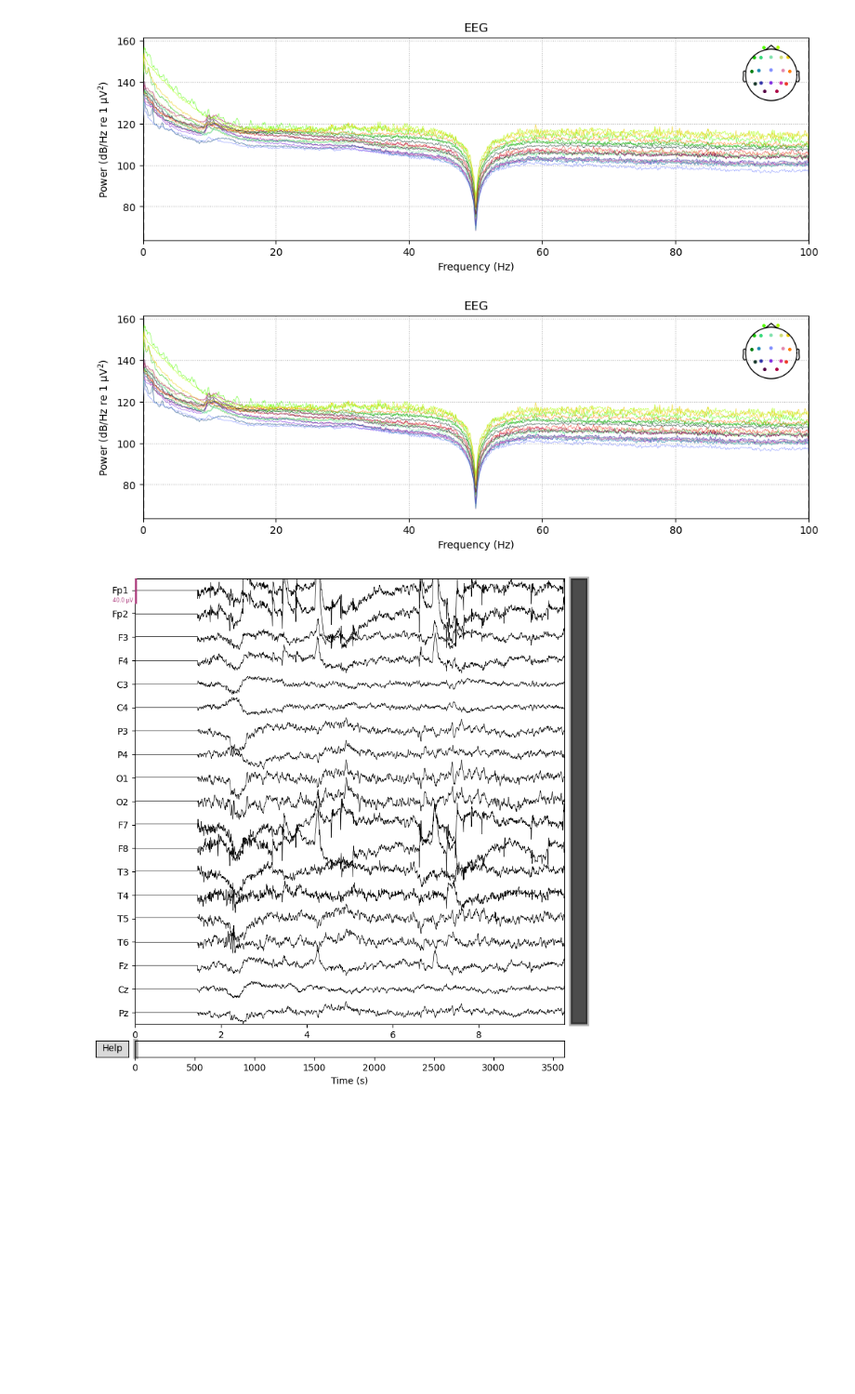
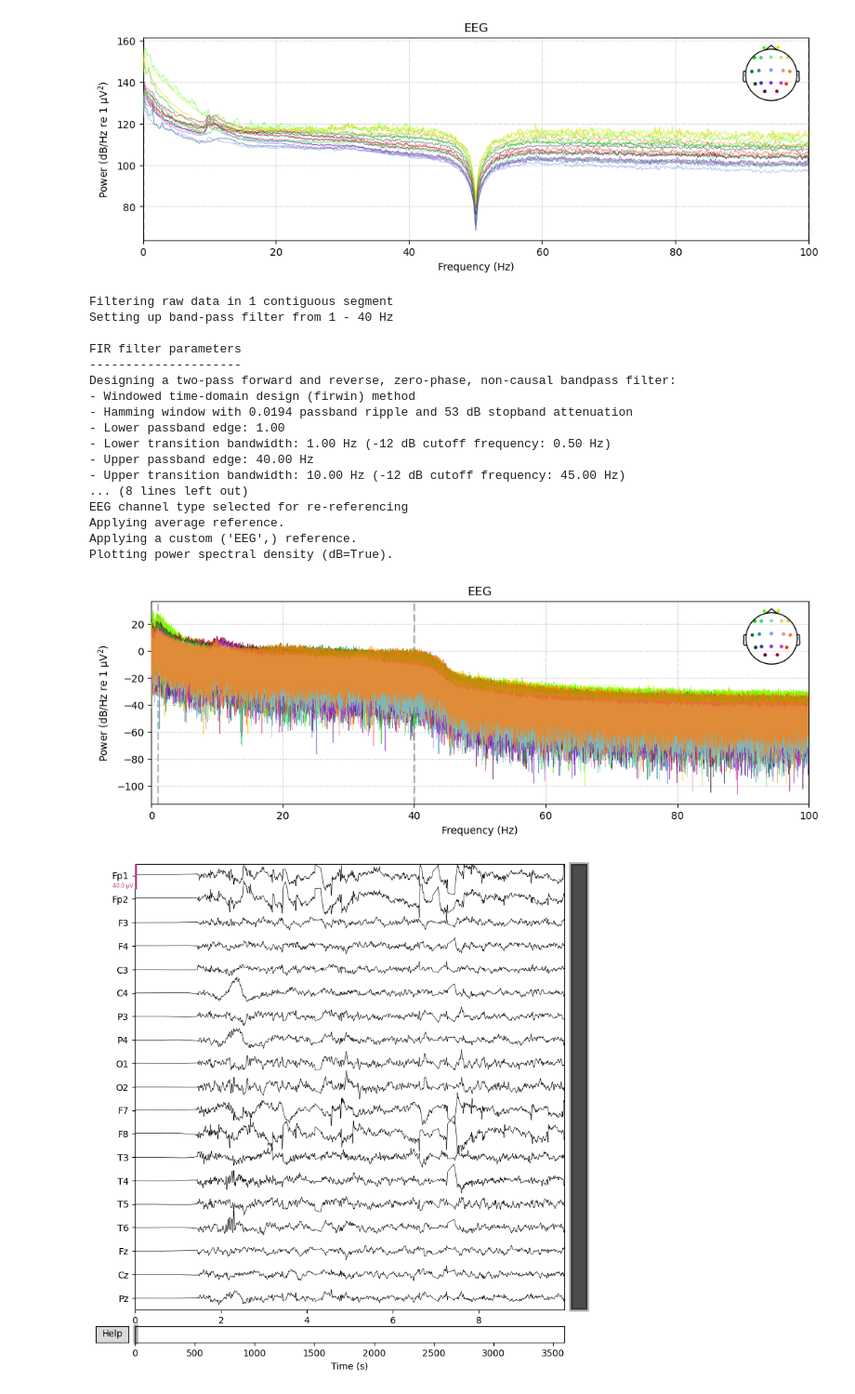
Before and after one commit to eZWALT/ML4HD-Machine-Learning-for-Human-Data, a Jupyter notebook: PROJECT/src/main.ipynb, the cells around one changed output. Shown at 93% size. Cells and saved outputs as stored; diff of their text form; code cells hidden in the pictures; blank space fills up the shorter version.

Commit message:
preprocessing basico primera version

```diff
--- a/PROJECT/src/main.ipynb
+++ b/PROJECT/src/main.ipynb
@@ -83,8 +83,26 @@ Effective window size : 10.240 (s)
 Plotting power spectral density (dB=True).
 [figure]
 # %%
-raw=p.scale(raw)
+raw=p.preprocess_eeg(raw)
+raw.compute_psd().plot()
 raw.plot()
 # %% [output]
+Filtering raw data in 1 contiguous segment
+Setting up band-pass filter from 1 - 40 Hz
+
+FIR filter parameters
+---------------------
+Designing a two-pass forward and reverse, zero-phase, non-causal bandpass filter:
+- Windowed time-domain design (firwin) method
+- Hamming window with 0.0194 passband ripple and 53 dB stopband attenuation
+- Lower passband edge: 1.00
+- Lower transition bandwidth: 1.00 Hz (-12 dB cutoff frequency: 0.50 Hz)
+- Upper passband edge: 40.00 Hz
+- Upper transition bandwidth: 10.00 Hz (-12 dB cutoff frequency: 45.00 Hz)
+... (8 lines left out)
+EEG channel type selected for re-referencing
+Applying average reference.
+Applying a custom ('EEG',) reference.
+Plotting power spectral density (dB=True).
-[figure, old version]
+[figure, new version]
-[figure, old version]
+[figure, new version]
```
Also changed, not shown: parts of 4 cells of this notebook, 1 other file.
